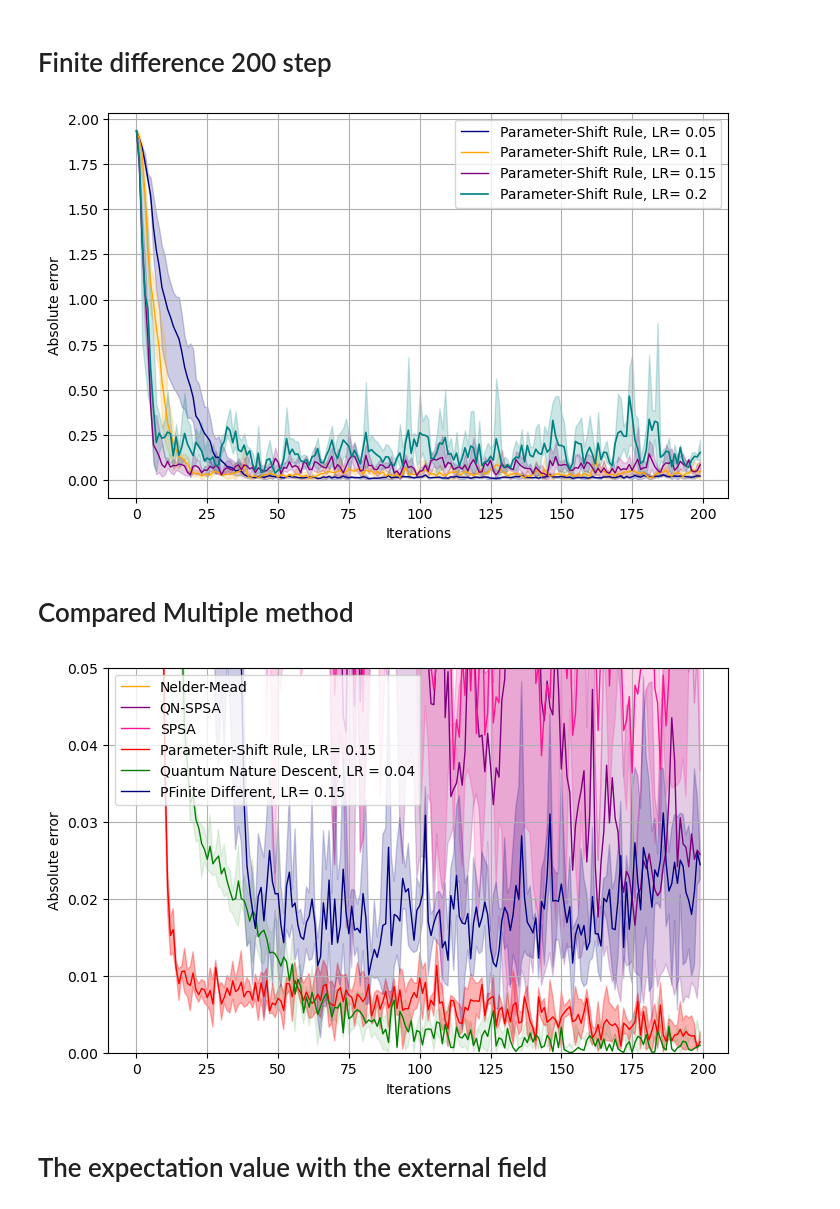
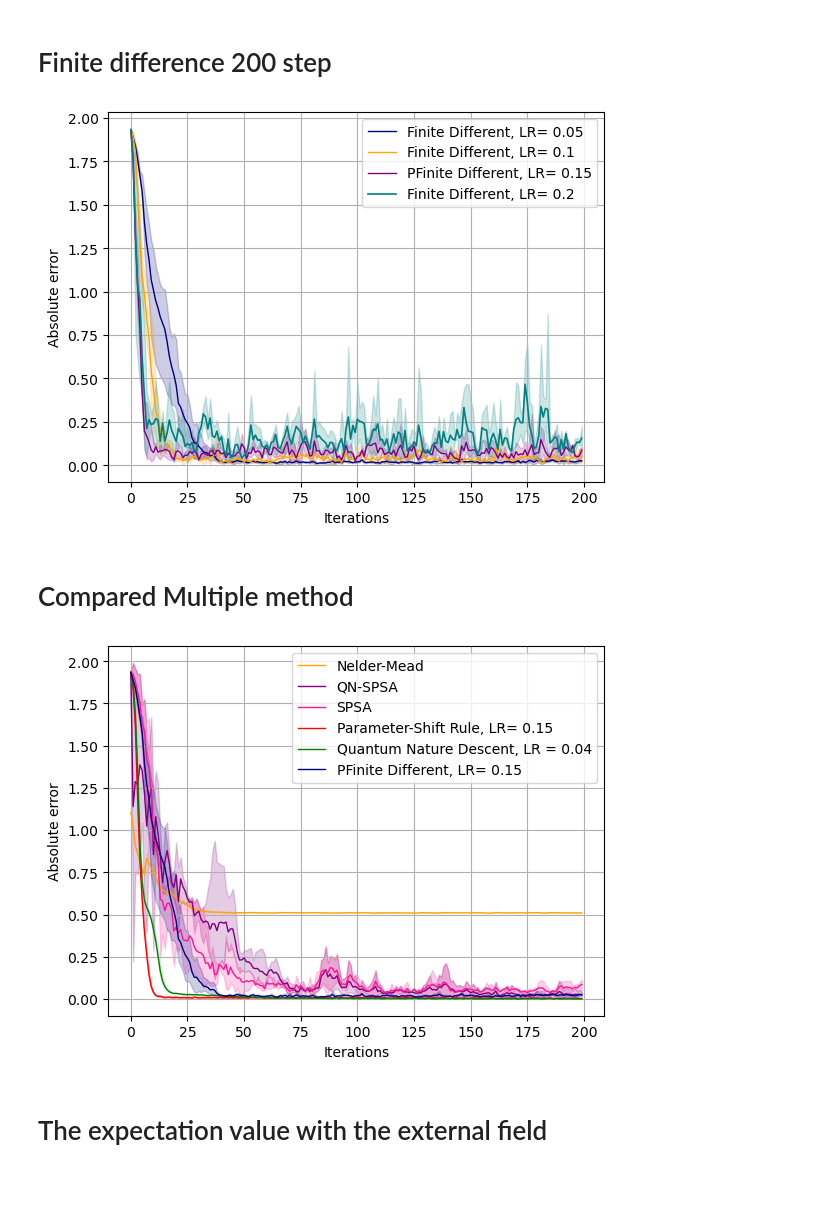
Before and after one commit to nguyenvulinh666/Variational-Quantum-EigeinSolver, a Jupyter notebook: data - 3.ipynb, the cells around one changed output. Cells and saved outputs as stored; diff of their text form; code cells hidden in the pictures; blank space fills up the shorter version.

```diff
--- a/data - 3.ipynb
+++ b/data - 3.ipynb
@@ -1059,7 +1065,7 @@ import matplotlib.pyplot as plt
 # %matplotlib widget
 
 gs_energy = -6.29150262
-
+fig, ax = plt.subplots()
 
 # Normal
 x = np.arange(0, len(FD1_05))
@@ -1110,7 +1116,7 @@ for i in range(len(PRS1_15)):
     low_FD_3[i] = abs((min(FD1_3[i], FD2_3[i], FD3_3[i])-gs_energy)/gs_energy)
 
 
-plt.figure(figsize=(8,5))
+# plt.figure(figsize=(8,5))
 
 plt.plot(abs(((FD1_05+FD2_05+FD3_05)/3-gs_energy)/gs_energy), color='navy', lw=1, label='Finite Different, LR= 0.05')
 plt.plot(abs(((FD1_1+FD2_1+FD3_1)/3-gs_energy)/gs_energy), color='orange', lw=1, label='Finite Different, LR= 0.1')
@@ -1192,34 +1198,35 @@ plt.show()
 
 # plt.figure(figsize=(8,5))
 
 # plt.plot(((PRS1_05+PRS2_05+PRS3_05)/3), color='navy', lw=1.2, label='Parameter-Shift Rule, LR= 0.05')
 # plt.plot(((PRS1_1+PRS2_1+PRS3_1)/3), color='orange', lw=1.2, label='Parameter-Shift Rule, LR= 0.1')
 # plt.plot(((PRS1_15+PRS2_15+PRS3_15)/3), color='purple', lw=1.2, label='Parameter-Shift Rule, LR= 0.15')
 # plt.plot(((PRS1_2+PRS2_2+PRS3_2)/3), color='teal', lw=1.2, label='Parameter-Shift Rule, LR= 0.2')
 # plt.plot(((PRS1_25+PRS2_25+PRS3_25)/3), color='deeppink',  alpha=0.8, lw=1.2, label='Parameter-Shift Rule, LR= 0.25')
 # plt.plot(((PRS1_3+PRS2_3+PRS3_3)/3), color='red', lw=1.2, alpha=0.7, label='Parameter-Shift Rule, LR= 0.3')
 
 # plt.fill_between(x, high_PRS_05, low_PRS_05, color='navy', alpha=.3)
 # plt.fill_between(x, high_PRS_1, low_PRS_1,  color='orange', alpha=.3)
 # plt.fill_between(x, high_PRS_15, low_PRS_15,  color='purple', alpha=.3)
 # plt.fill_between(x, high_PRS_2, low_PRS_2,  color='teal', alpha=.3)
 # plt.fill_between(x, high_PRS_25, low_PRS_25,  color='deeppink', alpha=.3)
 # plt.fill_between(x, high_PRS_3, low_PRS_3,  color='red', alpha=.3)
 
 # plt.ylabel('Energy')
 # plt.xlabel('Iterations')
 # plt.axhline(y=gs_energy, color="tab:red", ls="--", lw=1, label="Target: " + str(gs_energy))
 # # Exact ground state energy value
 # # plt.axhline(y=gs_energy, color="tab:red", ls="--", lw=2, label="Target: " + str(gs_energy))
 # plt.title('Parameter Shift Rule with various of learning rate')
 # # plt.yscale('log')
 # plt.ylim((-6.3,-6.15))
 # plt.legend()
 # plt.grid()
 
 # plt.show()
+fig.savefig('FD-3-ReAm2.png', format='png', dpi=600)
 # %% [output]
-[figure, old version]
+[figure, new version]
 # %% [markdown]
 # Compared Multiple method
 # %%
@@ -1234,7 +1241,7 @@ import matplotlib.pyplot as plt
 # %matplotlib widget
 
 gs_energy = -6.29150262
-
+fig, ax = plt.subplots()
 
 # Normal
 x = np.arange(0, len(PRS1_05))
@@ -1287,7 +1294,7 @@ for i in range(len(QND1_04)):
 
 
 
-plt.figure(figsize=(8,5))
+# plt.figure(figsize=(8,5))
 
 plt.plot(abs(((Neal_mead_1+Neal_mead_2+Neal_mead_3)/3-gs_energy)/gs_energy), color='orange', lw=1, label='Nelder-Mead')
 plt.plot(abs(((QN_SPSA1[0:200]+QN_SPSA2[0:200]+QN_SPSA3[0:200])/3-gs_energy)/gs_energy), color='purple', lw=1, label='QN-SPSA')
@@ -1312,13 +1319,14 @@ plt.xlabel('Iterations')
 # plt.axhline(y=0.001, color="silver", ls="--", lw=1, label="Target: " + str(f'{0.001}'))
 # plt.title('Parameter Shift Rule with various of learning rate')
 # plt.yscale('log')
-plt.ylim((0,.05))
+# plt.ylim((0,.05))
 plt.legend()
 plt.grid()
 
 plt.show()
+fig.savefig('overall-3-ReAm.png', format='png', dpi=600)
 # %% [output]
-[figure, old version]
+[figure, new version]
 # %% [markdown]
 # The expectation value with the external field
 # %%
```
Also changed, not shown: parts of 6 cells of this notebook, 5 other files.
